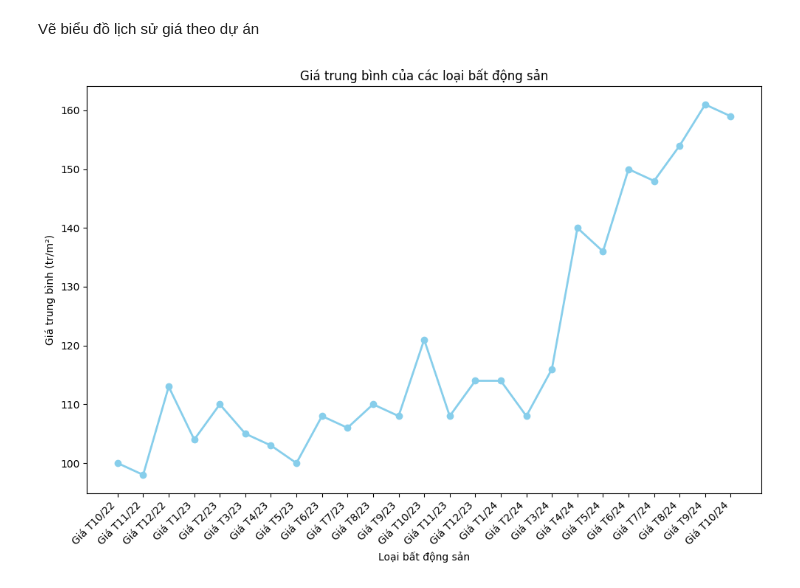
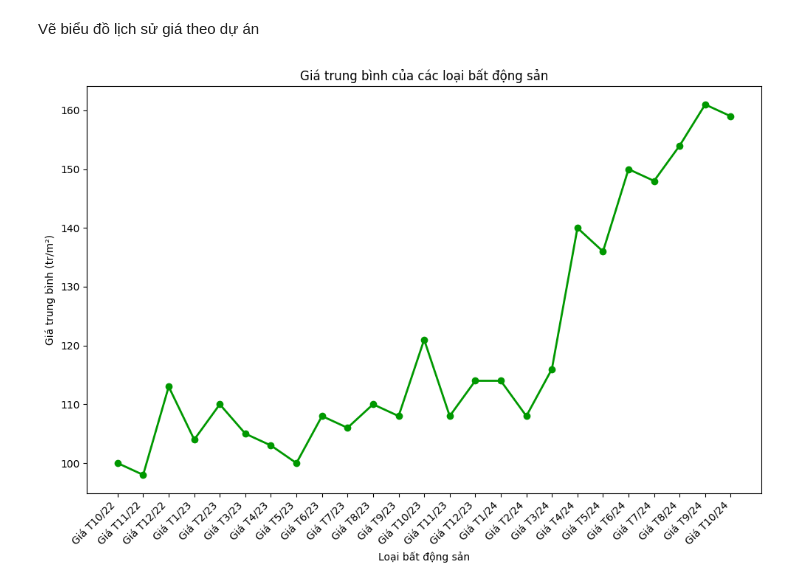
Before and after one commit to ngocbao220/three-businessmans, a Jupyter notebook: VisualizationData/DrawChart.ipynb, the cells around one changed output. Drawn from its saved outputs; the diff is of its cells as text; code cells hidden in the pictures.

```diff
--- a/VisualizationData/DrawChart.ipynb
+++ b/VisualizationData/DrawChart.ipynb
@@ -147,17 +147,17 @@ Vẽ biểu đồ lịch sử giá theo dự án
 # %%
 time_in_history = list(history_price.keys())
 price_of_time = list(history_price.values())
 
 # Tạo biểu đồ cột
 plt.figure(figsize = (10, 7))
-plt.plot(time_in_history, price_of_time, marker='o', color='skyblue', linestyle='-', linewidth=2, markersize=6)
+plt.plot(time_in_history, price_of_time, marker='o', color='#009800', linestyle='-', linewidth=2, markersize=6)
 plt.xlabel('Loại bất động sản')
 plt.ylabel('Giá trung bình (tr/m²)')
 plt.title('Giá trung bình của các loại bất động sản')
 plt.xticks(rotation = 45, ha = 'right')
 plt.tight_layout()
 
 # Hiển thị biểu đồ
 plt.show()
 # %% [output]
-[figure, old version]
+[figure, new version]
```
Also changed, not shown: parts of 1 cell of this notebook, 4 other files.
